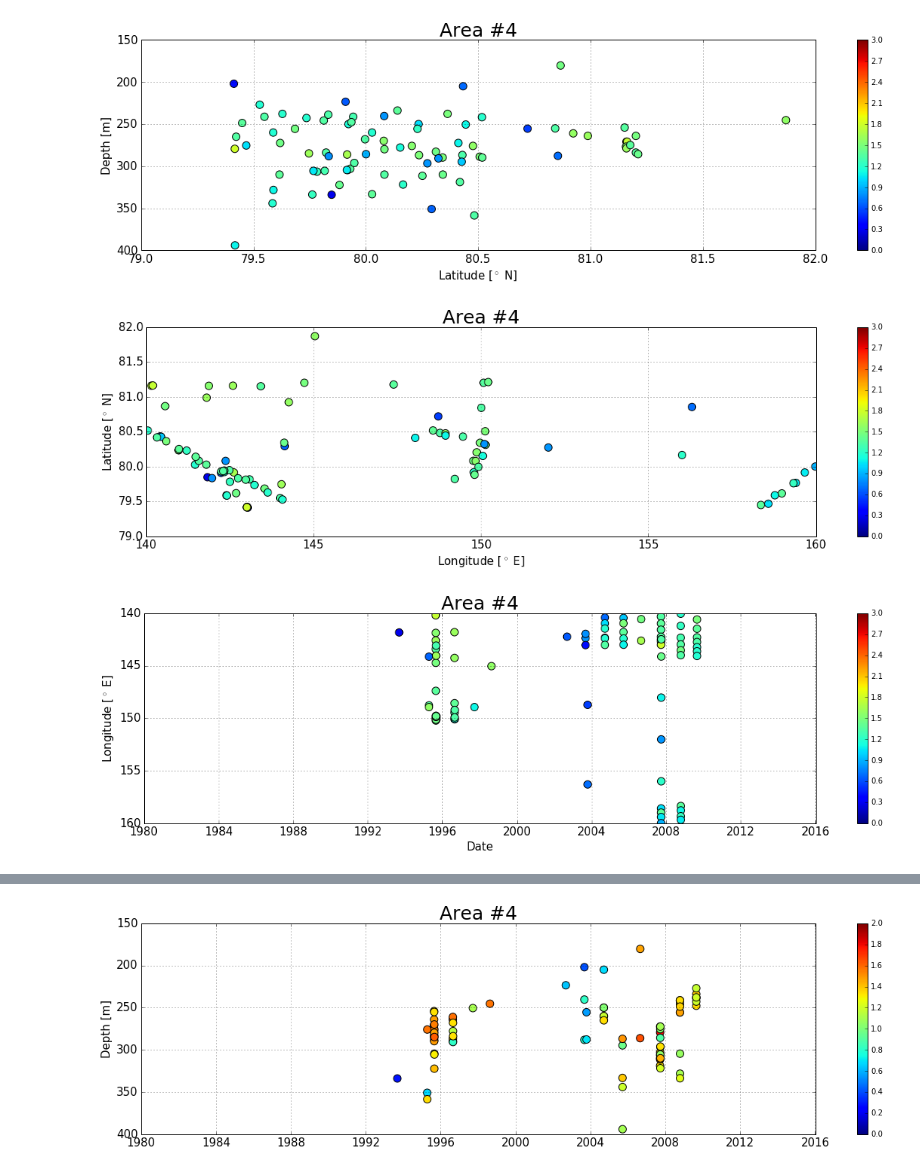
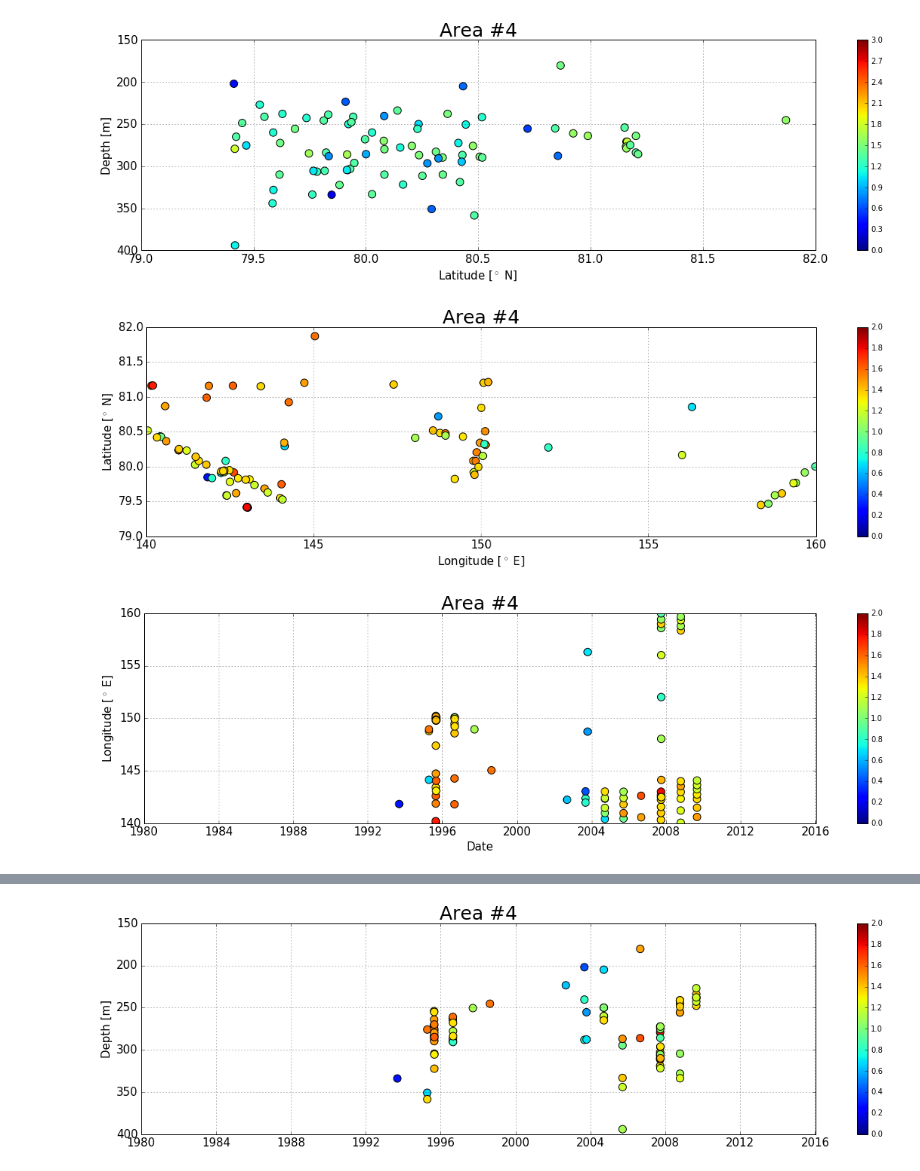
Before and after one commit to UBC-MOAD/analysis-melanie, a Jupyter notebook: notebooks/Geotraces2015data/WOD-fromODV-64N90N-TemperatureOnIsopycn27875-27975-SpecificAreas-area4.ipynb, the cells around one changed output, grey strips where cells are left out. Cells and saved outputs as stored; diff of their text form; code cells hidden in the pictures.

```diff
--- a/notebooks/Geotraces2015data/WOD-fromODV-64N90N-TemperatureOnIsopycn27875-27975-SpecificAreas-area4.ipynb
+++ b/notebooks/Geotraces2015data/WOD-fromODV-64N90N-TemperatureOnIsopycn27875-27975-SpecificAreas-area4.ipynb
@@ -240,7 +240,7 @@ ax.invert_yaxis()
 # %%
 fig,ax=plt.subplots(1,1,facecolor='w',figsize=(20,5))
 
-sc=ax.scatter(area4.Lon,area4.Lat,c=area4.temp.tolist(),s=100,vmin=0,vmax=3)
+sc=ax.scatter(area4.Lon,area4.Lat,c=area4.temp.tolist(),s=100,vmin=0,vmax=2)
 plt.colorbar(sc)
 ax.set_title('Area #4', fontsize = '25')
 ax.set_xlabel('Longitude [$^\circ$ E]',fontsize='15')
@@ -250,27 +250,26 @@ ax.set_ylim([79,82])
 ax.tick_params(labelsize=15)
 ax.grid()
 # %% [output]
-[figure, old version]
+[figure, new version]
 # %%
 fig,ax=plt.subplots(1,1,facecolor='w',figsize=(20,5))
 
 ConvertDate = []
 ind = area4.index.tolist()
 for i in range(0,len(ind),1):
     d = dateutil.parser.parse(area4.Date[ind[i]])
     ConvertDate.append(d.strftime('%Y-%m-%d'))
 ConvertDate = pd.to_datetime(ConvertDate)
 
-sc=ax.scatter(ConvertDate,area4.Lon,c=area4.temp.tolist(),s=100,vmin=0,vmax=3)
+sc=ax.scatter(ConvertDate,area4.Lon,c=area4.temp.tolist(),s=100,vmin=0,vmax=2)
 plt.colorbar(sc)
 ax.set_title('Area #4', fontsize = '25')
 ax.set_ylabel('Longitude [$^\circ$ E]',fontsize='15')
 ax.set_xlabel('Date',fontsize='15')
 ax.set_xlim(['1980-01-01','2016-01-01'])
 ax.set_ylim([140,160])
 #ax.set_ylim([150,300])
 ax.tick_params(labelsize=15)
 ax.grid()
-ax.invert_yaxis()
 # %% [output]
-[figure, old version]
+[figure, new version]
```
Also changed, not shown: parts of 1 cell of this notebook, 9 other files.
